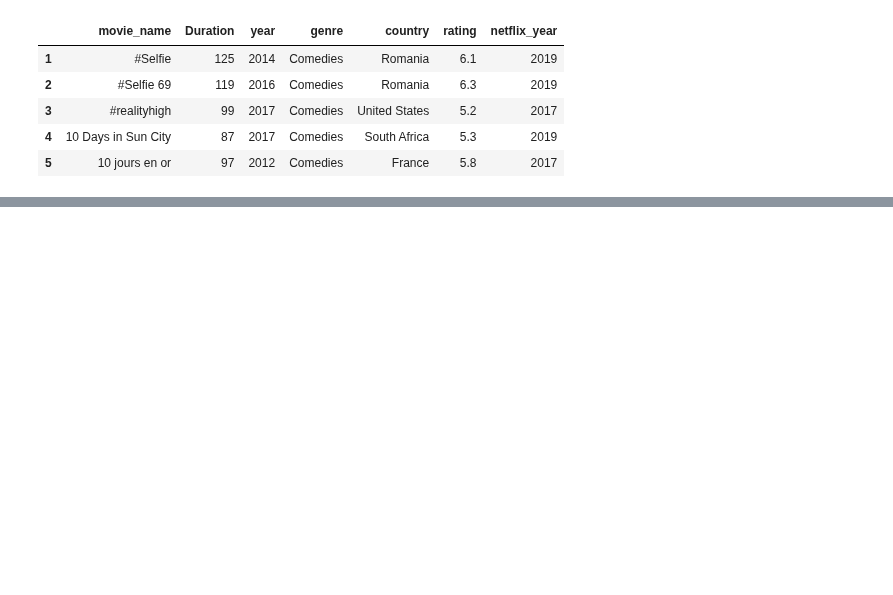
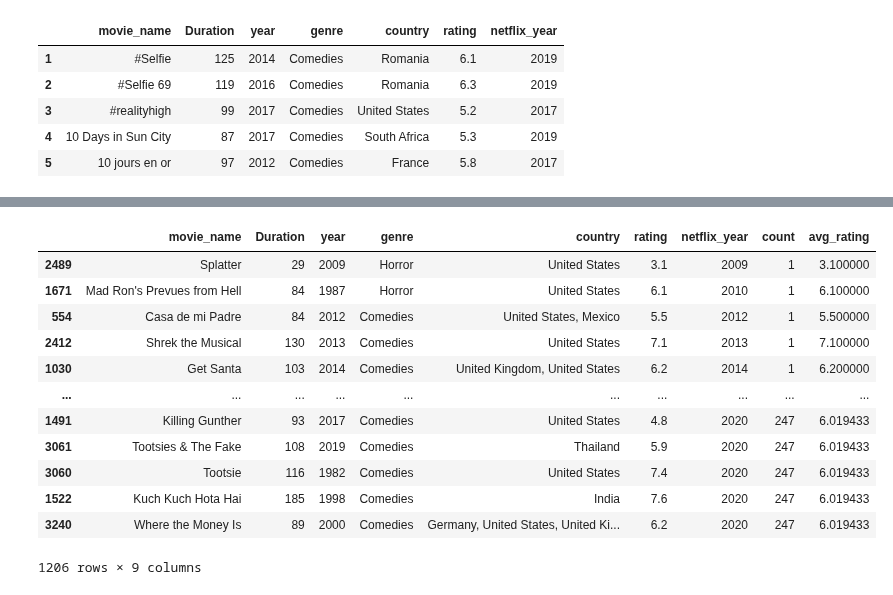
Before and after one commit to Kristian-Abad/Netflix-Movies-Project, a Jupyter notebook: Netflix_Movies.ipynb, the cells around one changed output, grey strips where cells are left out. Saved outputs shown, nothing was run; the diff lists cells and outputs as text; code cells hidden in the pictures; blank space fills up the shorter version.

```diff
--- a/Netflix_Movies.ipynb
+++ b/Netflix_Movies.ipynb
@@ -222,0 +225,4 @@ To do:
+# %%
+data_complete_ch_mod = data_complete_ch.copy()
+data_complete_ch_mod['count'] = data_complete_ch_mod.groupby(['genre','netflix_year'])['genre'].transform('count')
+data_complete_ch_mod
@@ -222,0 +243,17 @@ To do:
+# %%
+data_complete_ch_mod_2 = data_complete_ch_mod.copy()
+data_complete_ch_mod_2['avg_rating'] = data_complete_ch_mod_2.groupby(['genre','netflix_year'])['rating'].transform('mean')
+# %% [output]
+|  | movie_name | Duration | year | genre | country | rating | netflix_year | count | avg_rating |
+| 2489 | Splatter | 29 | 2009 | Horror | United States | 3.1 | 2009 | 1 | 3.100000 |
+| 1671 | Mad Ron's Prevues from Hell | 84 | 1987 | Horror | United States | 6.1 | 2010 | 1 | 6.100000 |
+| 554 | Casa de mi Padre | 84 | 2012 | Comedies | United States, Mexico | 5.5 | 2012 | 1 | 5.500000 |
+| 2412 | Shrek the Musical | 130 | 2013 | Comedies | United States | 7.1 | 2013 | 1 | 7.100000 |
+| 1030 | Get Santa | 103 | 2014 | Comedies | United Kingdom, United States | 6.2 | 2014 | 1 | 6.200000 |
+| ... | ... | ... | ... | ... | ... | ... | ... | ... | ... |
+| 1491 | Killing Gunther | 93 | 2017 | Comedies | United States | 4.8 | 2020 | 247 | 6.019433 |
+| 3061 | Tootsies & The Fake | 108 | 2019 | Comedies | Thailand | 5.9 | 2020 | 247 | 6.019433 |
+| 3060 | Tootsie | 116 | 1982 | Comedies | United States | 7.4 | 2020 | 247 | 6.019433 |
+| 1522 | Kuch Kuch Hota Hai | 185 | 1998 | Comedies | India | 7.6 | 2020 | 247 | 6.019433 |
+| 3240 | Where the Money Is | 89 | 2000 | Comedies | Germany, United States, United Ki... | 6.2 | 2020 | 247 | 6.019433 |
+1206 rows × 9 columns
```
Also changed, not shown: parts of 9 cells of this notebook.
